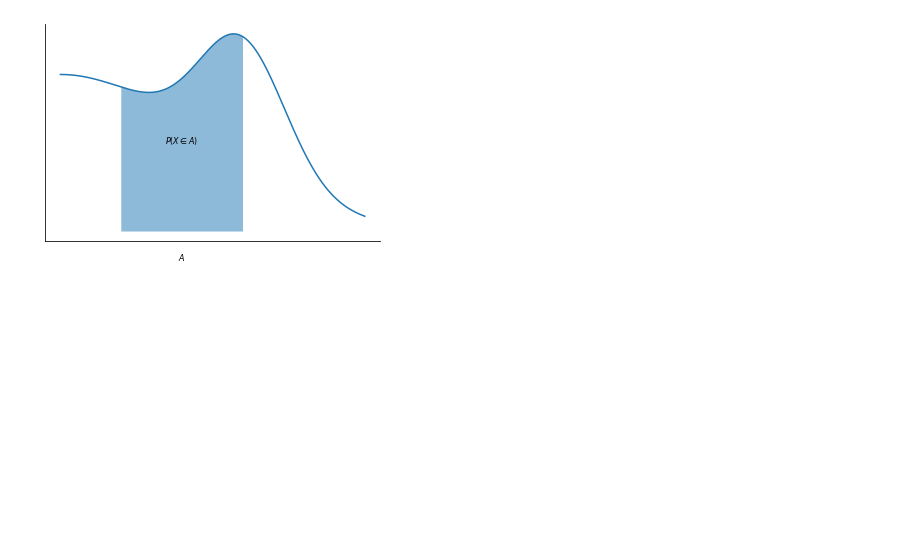
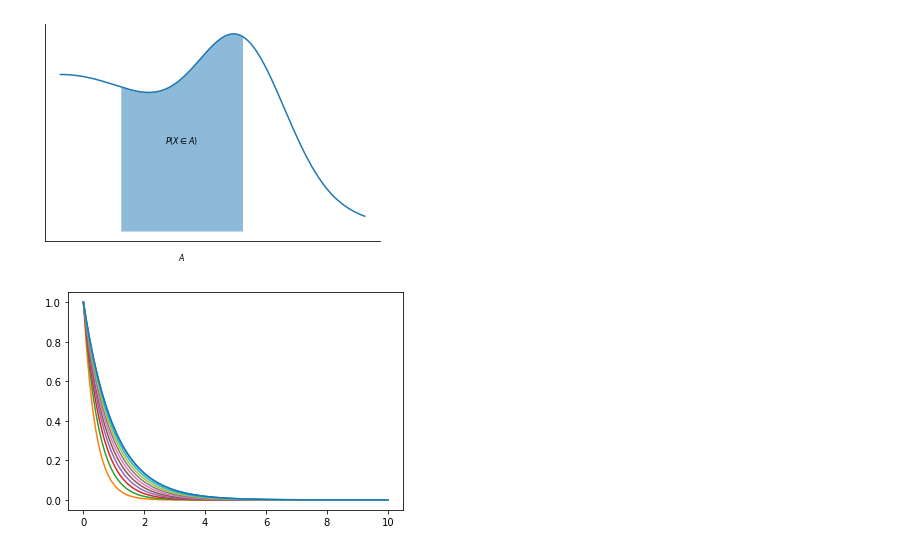
Before and after one commit to dariomalchiodi/sds, a Jupyter notebook: sds/notebooks.ipynb, the cells around one changed output. Cells and saved outputs as stored; diff of their text form; code cells hidden in the pictures; blank space fills up the shorter version.

```diff
--- a/sds/notebooks.ipynb
+++ b/sds/notebooks.ipynb
@@ -391,0 +401,21 @@ Z = norm()
+# %%
+def cont(x, p):
+    return (1 - p) ** (x / p)
+
+def lim(x):
+    return np.exp(-x)
+
+def disc(x, p):
+    return (1 - p) ** (x / p).astype(int)
+# %%
+x = np.linspace(0, 10, 100)
+y = lim(x)
+
+plt.plot(x, y)
+
+for p in np.linspace(0.9, 0.01, 10):
+    plt.plot(x, cont(x, p))
+
+plt.show()
+# %% [output]
+[figure, added]
```
Also changed, not shown: parts of 4 cells of this notebook, 6 other files.
